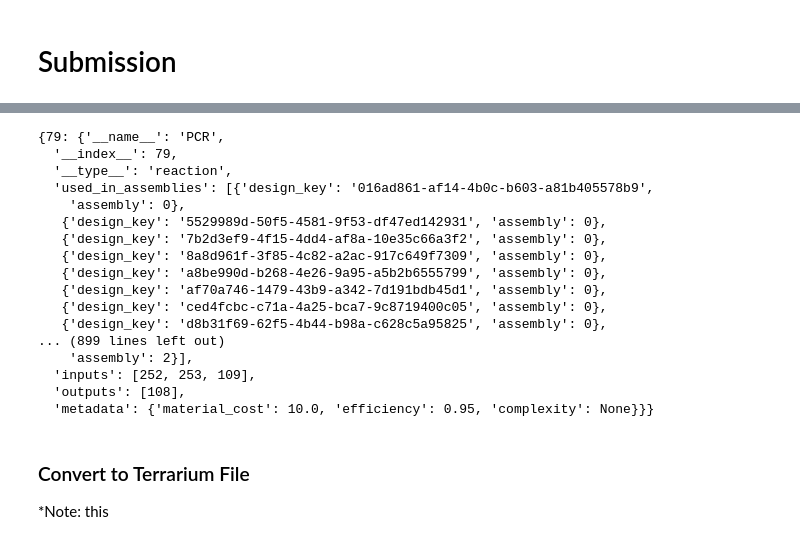
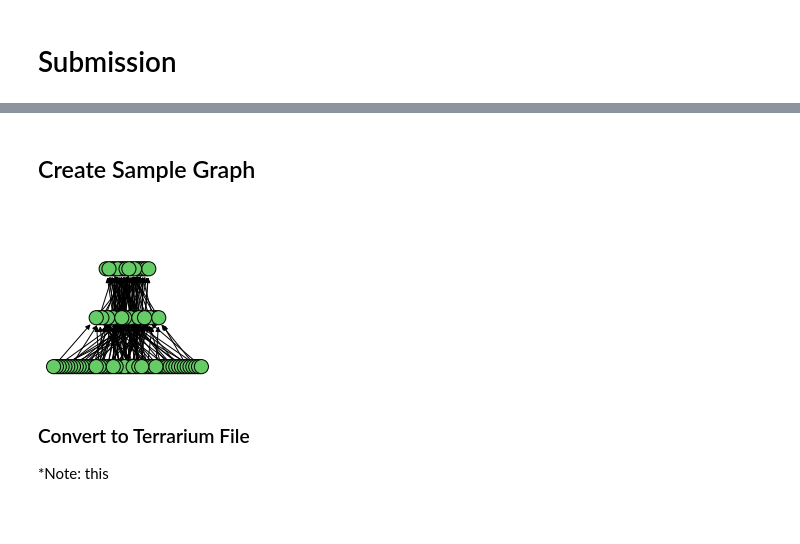
Before and after one commit to jvrana/aqbuildtools, a Jupyter notebook: examples/Stage2_DASiOutputToAquarium.ipynb, the cells around one changed output, grey strips where cells are left out. Saved outputs shown, nothing was run; the diff lists cells and outputs as text; code cells hidden in the pictures; blank space fills up the shorter version.

```diff
--- a/examples/Stage2_DASiOutputToAquarium.ipynb
+++ b/examples/Stage2_DASiOutputToAquarium.ipynb
@@ -362,0 +427,10 @@ resolve_molecules(out_graph, inv_df);
+# %%
+def process_dasi_output(output):
+    output = deepcopy(output)
+    out_graph = out_to_dag(output)
+    update_costs(out_graph)
+    out_graph = remove_highly_complex_assemblies(out_graph)
+    resolve_molecules(out_graph, inv_df);
+    return out_graph, dag_to_out(out_graph)
+
+out_graph, out_json = process_dasi_output(design_out)
@@ -716,10 +781,10 @@ print(len(to_update))
 # %%
-upload_dfs = samples_to_dfs(session, to_save, project='YG-Four-inducible-plantTF-circuits')
+# upload_dfs = samples_to_dfs(session, to_save, project='YG-Four-inducible-plantTF-circuits')
 
-for k, v in upload_dfs.items():
-    v.to_csv("Upload_{}.csv".format(k), index=False)
+# for k, v in upload_dfs.items():
+#     v.to_csv("Upload_{}.csv".format(k), index=False)
 
-print("*"*15 + ' To Upload: ' + "*"*15)
-print("Step 1: Upload `{}`".format('Upload_Primer.csv'))
-print("Step 2: Upload `{}`".format('Upload_Fragment.csv'))
-print("Step 3: Upload `{}`".format('Upload_Plasmid.csv'))
+# print("*"*15 + ' To Upload: ' + "*"*15)
+# print("Step 1: Upload `{}`".format('Upload_Primer.csv'))
+# print("Step 2: Upload `{}`".format('Upload_Fragment.csv'))
+# print("Step 3: Upload `{}`".format('Upload_Plasmid.csv'))
@@ -1089,25 +1097,28 @@ KeyError: 69
-# %%
-mdict = {m['__index__']: m for m in design_out['molecules']}
-rdict = {r['__index__']: r for r in design_out['reactions']}
-rdict
-# %% [output]
-{79: {'__name__': 'PCR',
-  '__index__': 79,
-  '__type__': 'reaction',
-  'used_in_assemblies': [{'design_key': '016ad861-af14-4b0c-b603-a81b405578b9',
-    'assembly': 0},
-   {'design_key': '5529989d-50f5-4581-9f53-df47ed142931', 'assembly': 0},
-   {'design_key': '7b2d3ef9-4f15-4dd4-af8a-10e35c66a3f2', 'assembly': 0},
-   {'design_key': '8a8d961f-3f85-4c82-a2ac-917c649f7309', 'assembly': 0},
-   {'design_key': 'a8be990d-b268-4e26-9a95-a5b2b6555799', 'assembly': 0},
-   {'design_key': 'af70a746-1479-43b9-a342-7d191bdb45d1', 'assembly': 0},
-   {'design_key': 'ced4fcbc-c71a-4a25-bca7-9c8719400c05', 'assembly': 0},
-   {'design_key': 'd8b31f69-62f5-4b44-b98a-c628c5a95825', 'assembly': 0},
-... (899 lines left out)
-    'assembly': 2}],
-  'inputs': [252, 253, 109],
-  'outputs': [108],
-  'metadata': {'material_cost': 10.0, 'efficiency': 0.95, 'complexity': None}}}
+# %% [markdown]
+## Create Sample Graph
+# %%
+from itertools import product
+
+def reduce_to_molecule_graph(out_graph):
+    g = nx.DiGraph()
+
+    for n, ndata in out_graph.nodes(data=True):
+        if n[0] == 'molecule':
+            g.add_node(n, data=ndata['data'])
+        if n[0] == 'reaction':
+            input_edges = filter_edges(successor_edges(out_graph, n), input_edge_filter)
+            output_edges = filter_edges(successor_edges(out_graph, n), output_edge_filter)
+            for e1, e2 in product(input_edges, output_edges):
+                g.add_edge(e1[1], e2[1])
+    return g
+
+g = reduce_to_molecule_graph(out_graph)
+plotter = GraphPlotter(g)
+plotter.topological_sort()
+plotter.draw_graph()
+plt.show()
+# %% [output]
+[figure, added]
 # %% [markdown]
 ### Convert to Terrarium File
 
```
Also changed, not shown: parts of 28 cells of this notebook, 10 other files.
